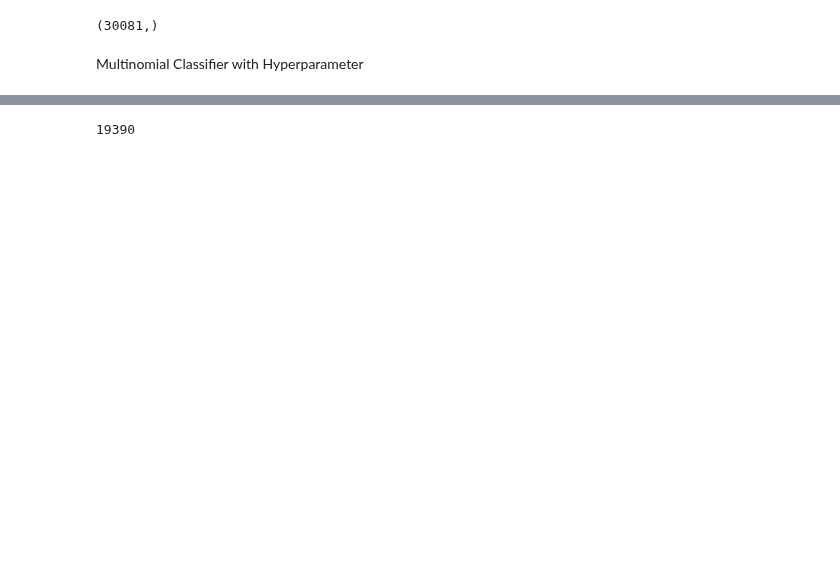
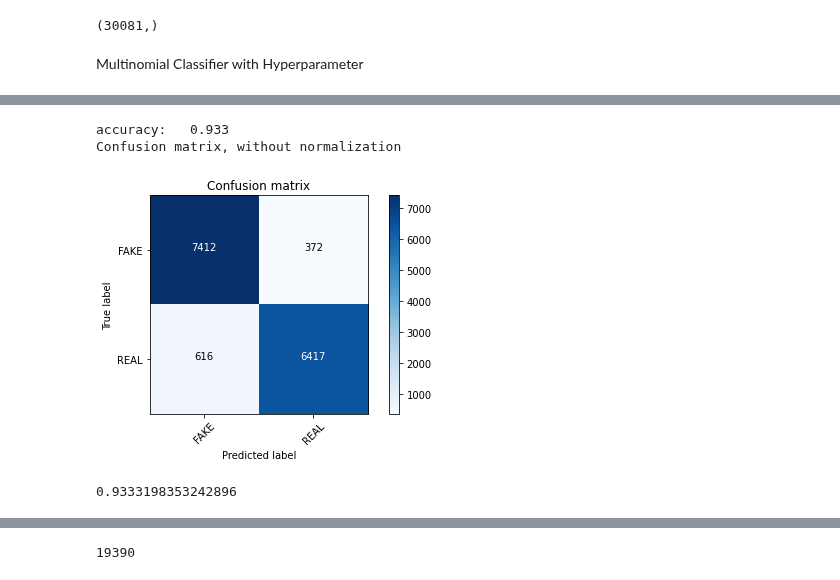
Before and after one commit to IanEspinoso/mock_mr_ganger, a Jupyter notebook: Fake_News_Classifer.ipynb, the cells around one changed output, grey strips where cells are left out. Saved outputs shown, nothing was run; the diff lists cells and outputs as text; code cells hidden in the pictures; blank space fills up the shorter version.

```diff
--- a/Fake_News_Classifer.ipynb
+++ b/Fake_News_Classifer.ipynb
@@ -404,0 +425,5 @@ sorted(zip(classifier.coef_[0], feature_names))[:20]
+# %%
+# Creating the TF-IDF model
+from sklearn.feature_extraction.text import TfidfVectorizer
+cv = TfidfVectorizer()
+X = cv.fit_transform(corpus).toarray()
@@ -404,0 +435,4 @@ sorted(zip(classifier.coef_[0], feature_names))[:20]
+# %%
+## Divide the dataset into Train and Test
+from sklearn.model_selection import train_test_split
+X_train, X_test, y_train, y_test = train_test_split(X, y, test_size=0.33, random_state=0)
@@ -404,0 +494,23 @@ sorted(zip(classifier.coef_[0], feature_names))[:20]
+# %%
+
+from sklearn.naive_bayes import MultinomialNB
+classifier=MultinomialNB()
+
+classifier.fit(X_train, y_train)
+pred = classifier.predict(X_test)
+score = metrics.accuracy_score(y_test, pred)
+print("accuracy:   %0.3f" % score)
+cm = metrics.confusion_matrix(y_test, pred)
+plot_confusion_matrix(cm, classes=['FAKE', 'REAL'])
+# %% [output]
+accuracy:   0.933
+Confusion matrix, without normalization
+[figure, added]
+# %%
+
+classifier.fit(X_train, y_train)
+pred = classifier.predict(X_test)
+score = metrics.accuracy_score(y_test, pred)
+score
+# %% [output]
+0.9333198353242896
```
Also changed, not shown: parts of 26 cells of this notebook.
